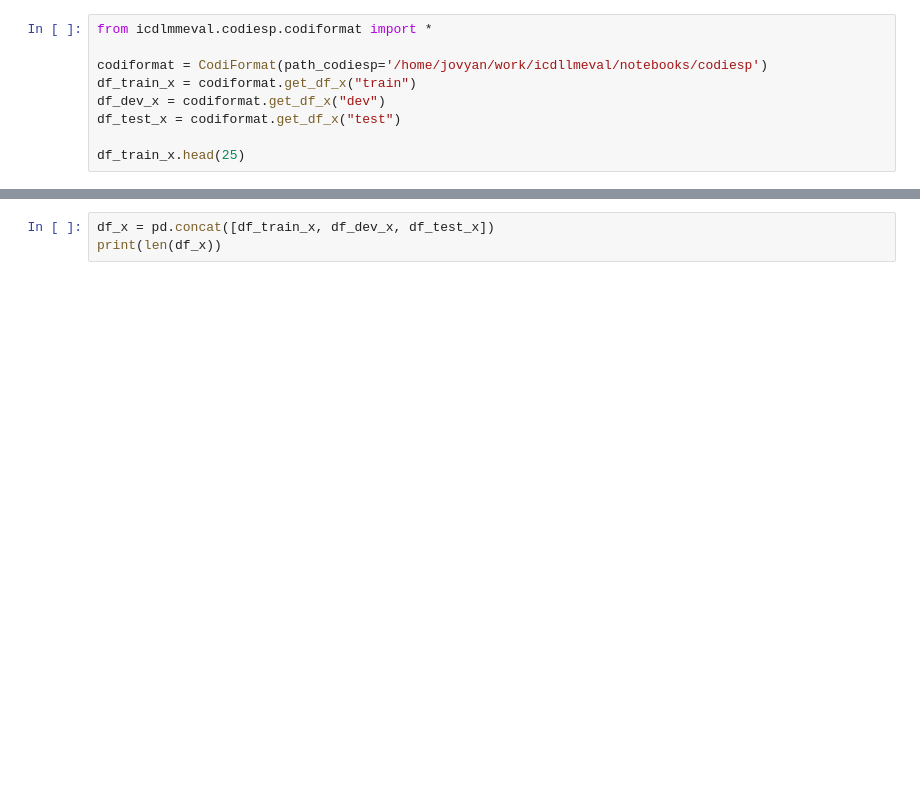
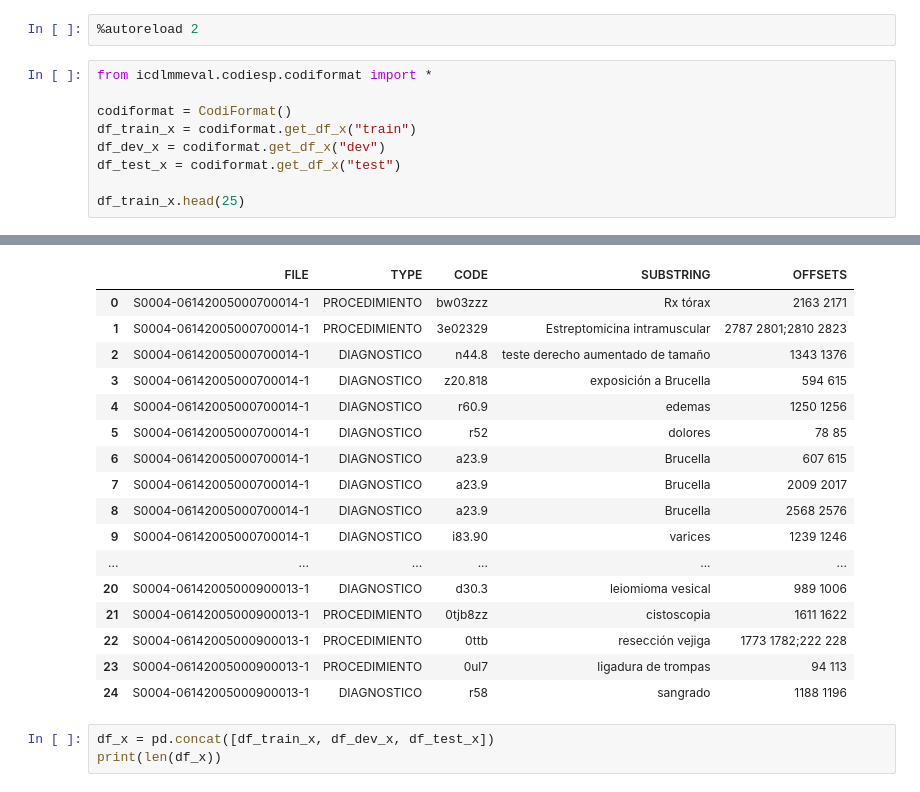
Before and after one commit to putssander/icdllmeval, a Jupyter notebook: notebooks/extract_main.ipynb, the cells around one changed output, grey strips where cells are left out. Cells and saved outputs as stored; diff of their text form; blank space fills up the shorter version.

```diff
--- a/notebooks/extract_main.ipynb
+++ b/notebooks/extract_main.ipynb
@@ -10,7 +16,9 @@ print(sys.path)
+# %%
+%autoreload 2
 # %%
 from icdlmmeval.codiesp.codiformat import *
 
-codiformat = CodiFormat(path_codiesp='/home/jovyan/work/icdllmeval/notebooks/codiesp')
+codiformat = CodiFormat()
 df_train_x = codiformat.get_df_x("train")
 df_dev_x = codiformat.get_df_x("dev")
 df_test_x = codiformat.get_df_x("test")
@@ -21,3 +31,20 @@ ModuleNotFoundError: No module named 'icdlmmeval'
+|  | FILE | TYPE | CODE | SUBSTRING | OFFSETS |
+| 0 | S0004-06142005000700014-1 | PROCEDIMIENTO | bw03zzz | Rx tórax | 2163 2171 |
+| 1 | S0004-06142005000700014-1 | PROCEDIMIENTO | 3e02329 | Estreptomicina intramuscular | 2787 2801;2810 2823 |
+| 2 | S0004-06142005000700014-1 | DIAGNOSTICO | n44.8 | teste derecho aumentado de tamaño | 1343 1376 |
+| 3 | S0004-06142005000700014-1 | DIAGNOSTICO | z20.818 | exposición a Brucella | 594 615 |
+| 4 | S0004-06142005000700014-1 | DIAGNOSTICO | r60.9 | edemas | 1250 1256 |
+| 5 | S0004-06142005000700014-1 | DIAGNOSTICO | r52 | dolores | 78 85 |
+| 6 | S0004-06142005000700014-1 | DIAGNOSTICO | a23.9 | Brucella | 607 615 |
+| 7 | S0004-06142005000700014-1 | DIAGNOSTICO | a23.9 | Brucella | 2009 2017 |
+| 8 | S0004-06142005000700014-1 | DIAGNOSTICO | a23.9 | Brucella | 2568 2576 |
+| 9 | S0004-06142005000700014-1 | DIAGNOSTICO | i83.90 | varices | 1239 1246 |
+| ... | ... | ... | ... | ... | ... |
+| 20 | S0004-06142005000900013-1 | DIAGNOSTICO | d30.3 | leiomioma vesical | 989 1006 |
+| 21 | S0004-06142005000900013-1 | PROCEDIMIENTO | 0tjb8zz | cistoscopia | 1611 1622 |
+| 22 | S0004-06142005000900013-1 | PROCEDIMIENTO | 0ttb | resección vejiga | 1773 1782;222 228 |
+| 23 | S0004-06142005000900013-1 | PROCEDIMIENTO | 0ul7 | ligadura de trompas | 94 113 |
+| 24 | S0004-06142005000900013-1 | DIAGNOSTICO | r58 | sangrado | 1188 1196 |
 # %%
 df_x = pd.concat([df_train_x, df_dev_x, df_test_x])
 print(len(df_x))
```
Also changed, not shown: parts of 21 cells of this notebook, 9 other files.
